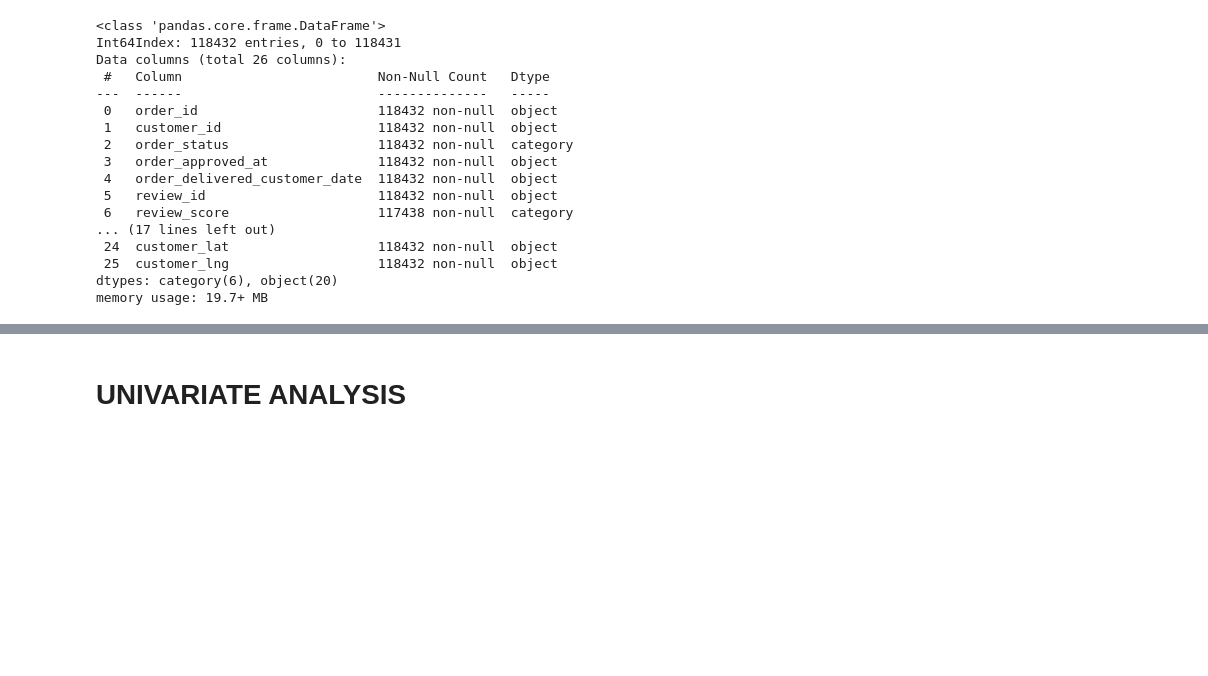
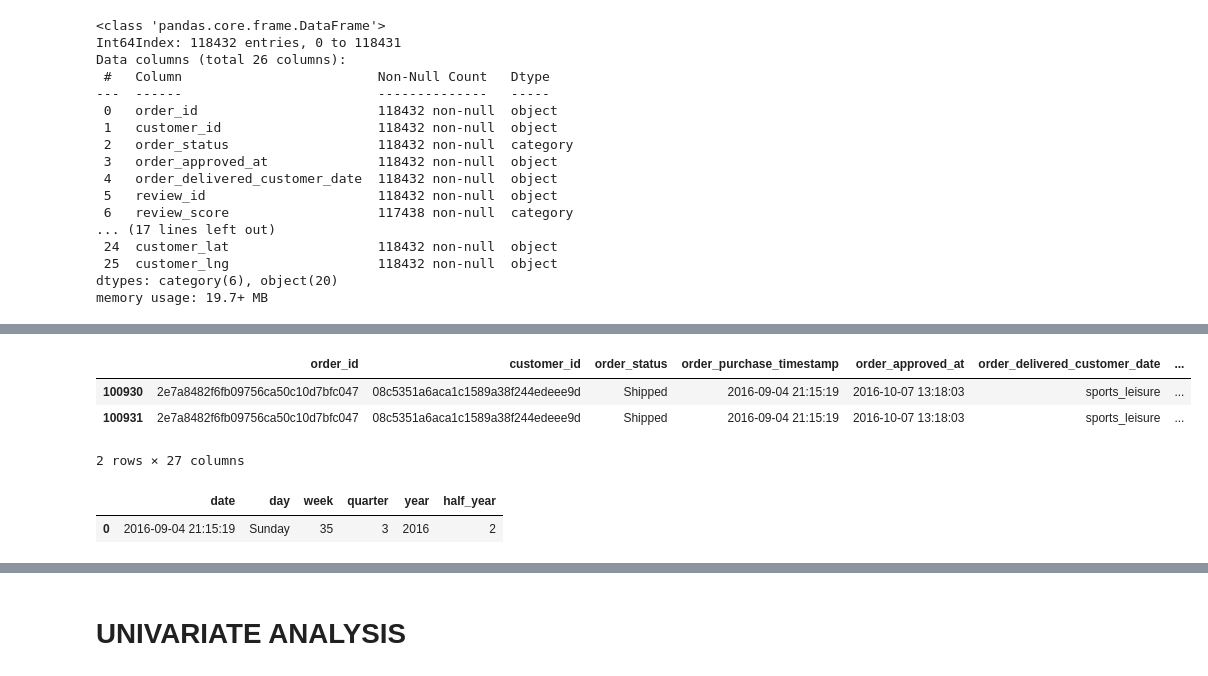
Before and after one commit to KennethOdoh/olist_kpi_dashboard, a Jupyter notebook: olist_ecommerce.ipynb, the cells around one changed output, grey strips where cells are left out. Drawn from its saved outputs; the diff is of its cells as text; code cells hidden in the pictures; blank space fills up the shorter version.

```diff
--- a/olist_ecommerce.ipynb
+++ b/olist_ecommerce.ipynb
@@ -938,0 +956,12 @@ sales_df3
+# %%
+sales_df2.query("order_purchase_timestamp == '2016-09-04 21:15:19'")
+# %% [output]
+|  | order_id | customer_id | order_status | order_purchase_timestamp | order_approved_at | order_delivered_customer_date | ... |
+| 100930 | 2e7a8482f6fb09756ca50c10d7bfc047 | 08c5351a6aca1c1589a38f244edeee9d | Shipped | 2016-09-04 21:15:19 | 2016-10-07 13:18:03 | sports_leisure | ... |
+| 100931 | 2e7a8482f6fb09756ca50c10d7bfc047 | 08c5351a6aca1c1589a38f244edeee9d | Shipped | 2016-09-04 21:15:19 | 2016-10-07 13:18:03 | sports_leisure | ... |
+2 rows × 27 columns
+# %%
+calendar_dim.query("date == '2016-09-04 21:15:19'")
+# %% [output]
+|  | date | day | week | quarter | year | half_year |
+| 0 | 2016-09-04 21:15:19 | Sunday | 35 | 3 | 2016 | 2 |
```
Also changed, not shown: parts of 24 cells of this notebook.
